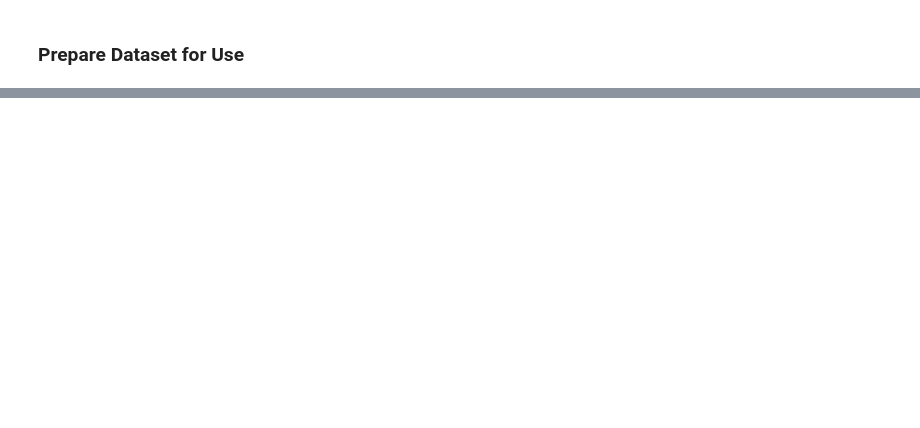
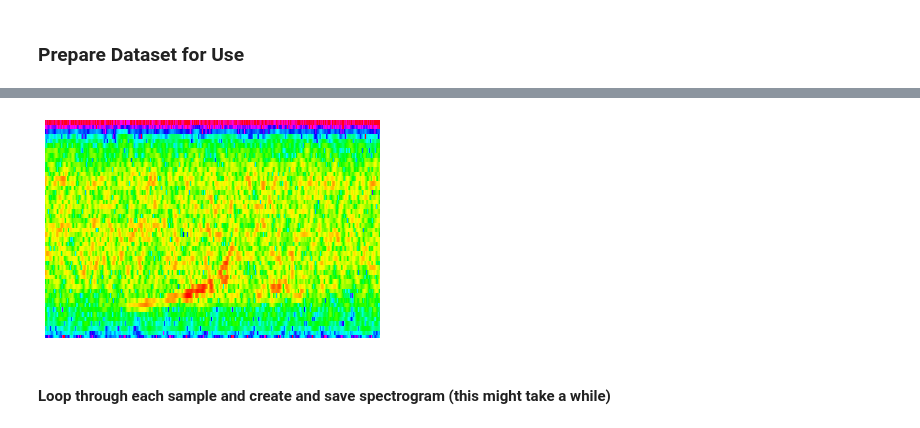
Before and after one commit to ericmichael/whale_detection_fast-ai, a Jupyter notebook: 00_getting_started.ipynb, the cells around one changed output, grey strips where cells are left out. Cells and saved outputs as stored; diff of their text form; code cells hidden in the pictures; blank space fills up the shorter version.

```diff
--- a/00_getting_started.ipynb
+++ b/00_getting_started.ipynb
@@ -53,0 +130,46 @@ DATA_NOT_WHALE_AUDIO_DIR=os.path.join(DATA_ROOT_DIR, 'not_whale')
+# %%
+import shutil
+
+def fig2img(fig):
+    """Convert a Matplotlib figure to a PIL Image and return it"""
+    import io
+    buf = io.BytesIO()
+    fig.savefig(buf)
+    buf.seek(0)
+    img = PIL.Image.open(buf)
+    return img
+
+def create_spectrogram(file_path):
+    samples, sample_rate = librosa.core.load(file_path)
+
+    # Compute spectrogram
+    D = librosa.stft(samples, n_fft=1024, hop_length=64, window="han", center=False)  # STFT of y
+
+    # Normalize to decibals
+    S_dB = librosa.amplitude_to_db(np.abs(D), ref=np.max)
+    return S_dB, sample_rate
+
+
+def show_or_save_spectrogram(spec, sr, hop_length, y_axis='hz', x_axis='time', filename=None):
+    fig = plt.figure()
+    ax = fig.add_subplot(111)
+    ax.axes.get_xaxis().set_visible(False)
+    ax.axes.get_yaxis().set_visible(False)
+    ax.set_frame_on(False)
+    ax.set_ylim((0, 1000))
+    librosa.display.specshow(spec, sr=sr, y_axis=y_axis, x_axis=x_axis, hop_length=hop_length, cmap="hsv_r")
+
+    if(filename):
+#         plt.savefig(filename, dpi=78, bbox_inches='tight',pad_inches=0)
+        fig = plt.gcf()
+        img = fig2img(fig)
+        plt.close('all')
+    else:
+        plt.show()
+
+S_dB, sample_rate = create_spectrogram("./full_data/whale/train6.aiff")
+show_or_save_spectrogram(S_dB, sample_rate, 64)
+# %% [output]
+[figure, added]
+# %% [markdown]
+#### Loop through each sample and create and save spectrogram (this might take a while)
```
Also changed, not shown: parts of 11 cells of this notebook, 5 other files.
